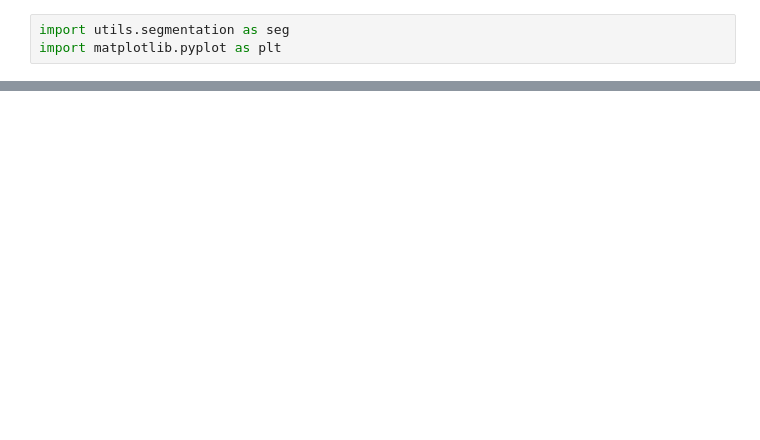
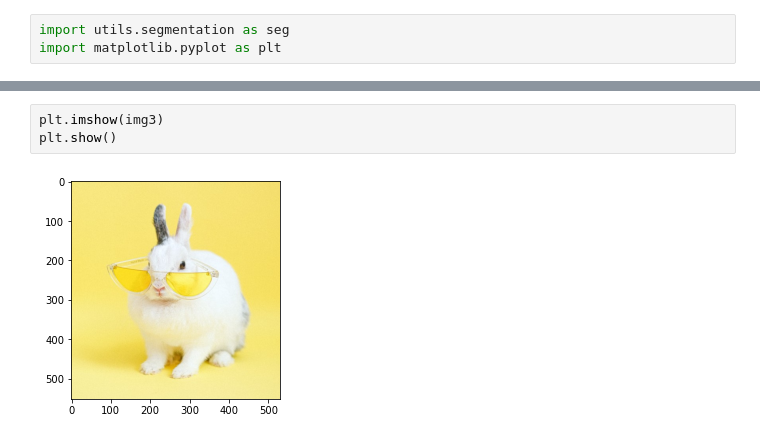
Before and after one commit to VivianGomez/t3_segmentation, a Jupyter notebook: t3_segmentation.ipynb, the cells around one changed output, grey strips where cells are left out. Drawn from its saved outputs; the diff is of its cells as text; blank space fills up the shorter version.

```diff
--- a/t3_segmentation.ipynb
+++ b/t3_segmentation.ipynb
@@ -67,0 +120,5 @@ Iteracion actual -> 7
+# %%
+plt.imshow(img3)
+plt.show()
+# %% [output]
+[figure, added]
```
Also changed, not shown: parts of 26 cells of this notebook, 1 other file.
